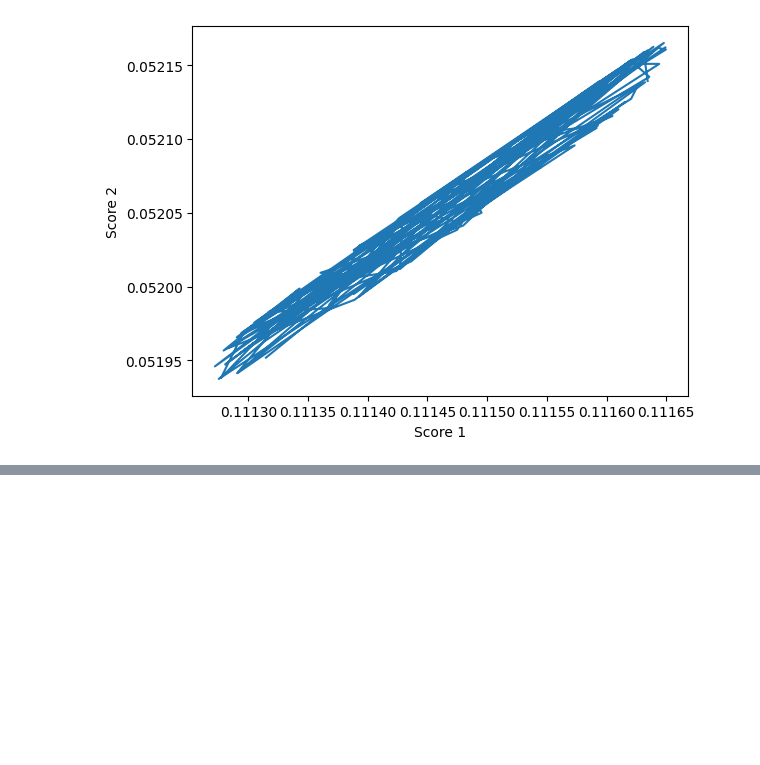
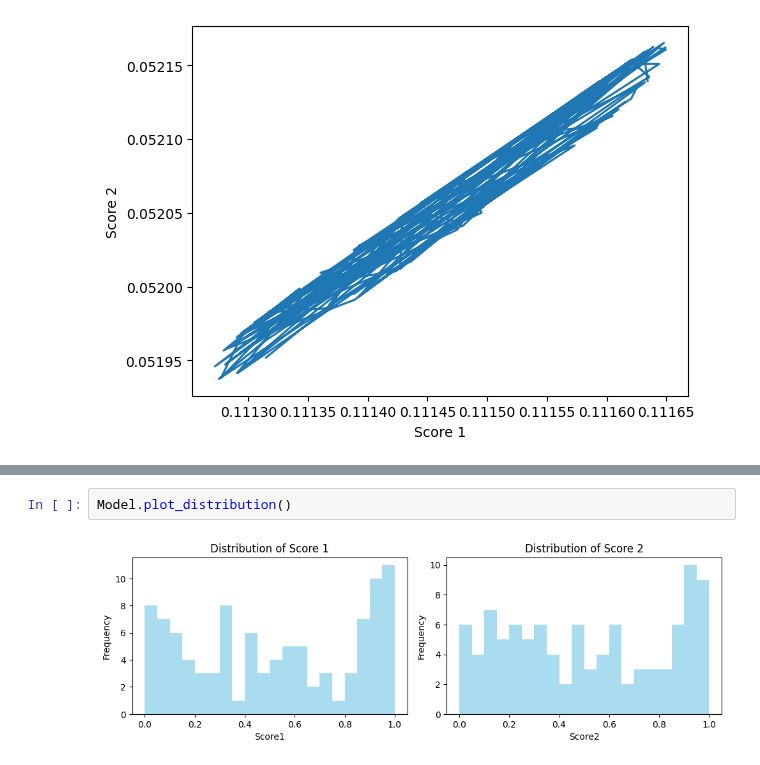
Before and after one commit to Bin-Cao/Bgolearn, a Jupyter notebook: Template/中文示例/多目标实现/多目标.ipynb, the cells around one changed output, grey strips where cells are left out. Drawn from its saved outputs; the diff is of its cells as text; blank space fills up the shorter version.

```diff
--- a/Template/中文示例/多目标实现/多目标.ipynb
+++ b/Template/中文示例/多目标实现/多目标.ipynb
@@ -161,0 +195,4 @@ plt.plot(score_1,score_2)
+# %%
+Model.plot_distribution()
+# %% [output]
+[figure, added]
```
Also changed, not shown: parts of 5 cells of this notebook, 9 other files.
